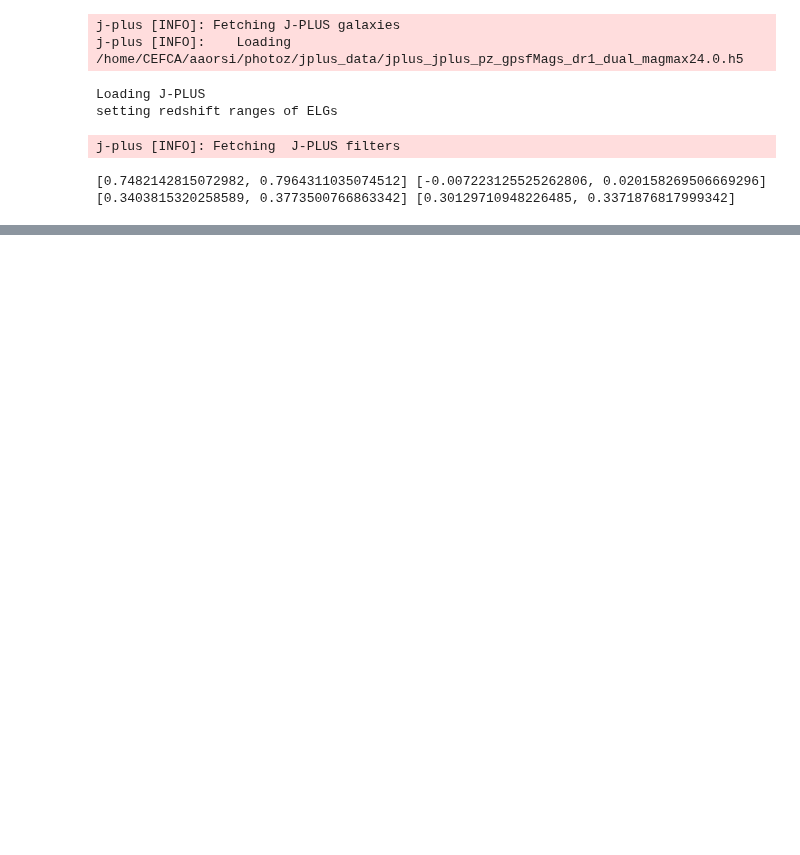
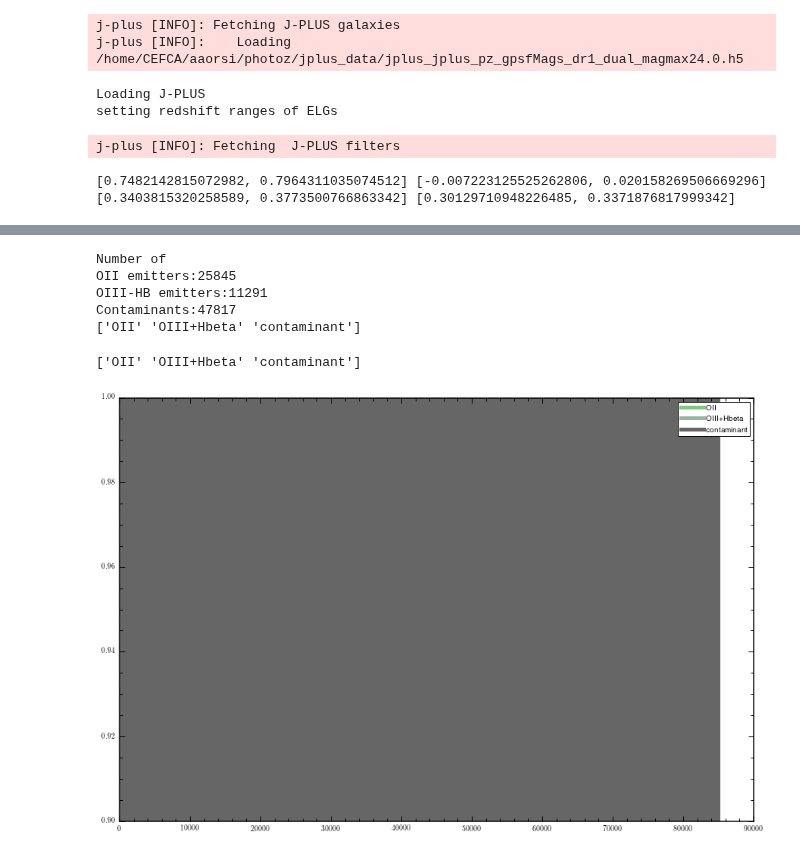
Before and after one commit to aaorsi/ELG_analysis, a Jupyter notebook: learn_ELGz.ipynb, the cells around one changed output, grey strips where cells are left out. Cells and saved outputs as stored; diff of their text form; code cells hidden in the pictures; blank space fills up the shorter version.

```diff
--- a/learn_ELGz.ipynb
+++ b/learn_ELGz.ipynb
@@ -1472,3 +1959,37 @@ for index in range(nalpha):
+# %%
+noii = len(np.where(np.asarray(pred) == 'OII')[0])
+noiiihb = len(np.where(np.asarray(pred) == 'OIII+Hbeta')[0])
+ncont = len(np.where(np.asarray(pred) == 'contaminant')[0])
+
+print 'Number of\nOII emitters:%d\nOIII-HB emitters:%d\nContaminants:%d'%(
+    noii,noiiihb,ncont)
+
+print np.unique(np.asarray(training_class))
+prob = classifier.predict_proba(feat_data)
+# %% [output]
+Number of
+OII emitters:25845
+OIII-HB emitters:11291
+Contaminants:47817
+['OII' 'OIII+Hbeta' 'contaminant']
+# %%
+print classifier.classes_
+
+cl = classifier.classes_
+ncl = len(cl)
+plt.figure('probabilities')
+
+col = plt.cm.Accent((np.linspace(0,1,ncl)))
+
+for i in range(ncl):
+    plt.plot(prob[:,i],label=cl[i],color=col[i],linewidth=5)
+
+plt.ylim([0.9,1])
+plt.legend()
+plt.show()
+# %% [output]
+['OII' 'OIII+Hbeta' 'contaminant']
+[figure, added]
 # %%
 #classifier = MLPClassifier(solver='lbfgs')
 C = 1.0
```
Also changed, not shown: parts of 36 cells of this notebook, 2 other files.
